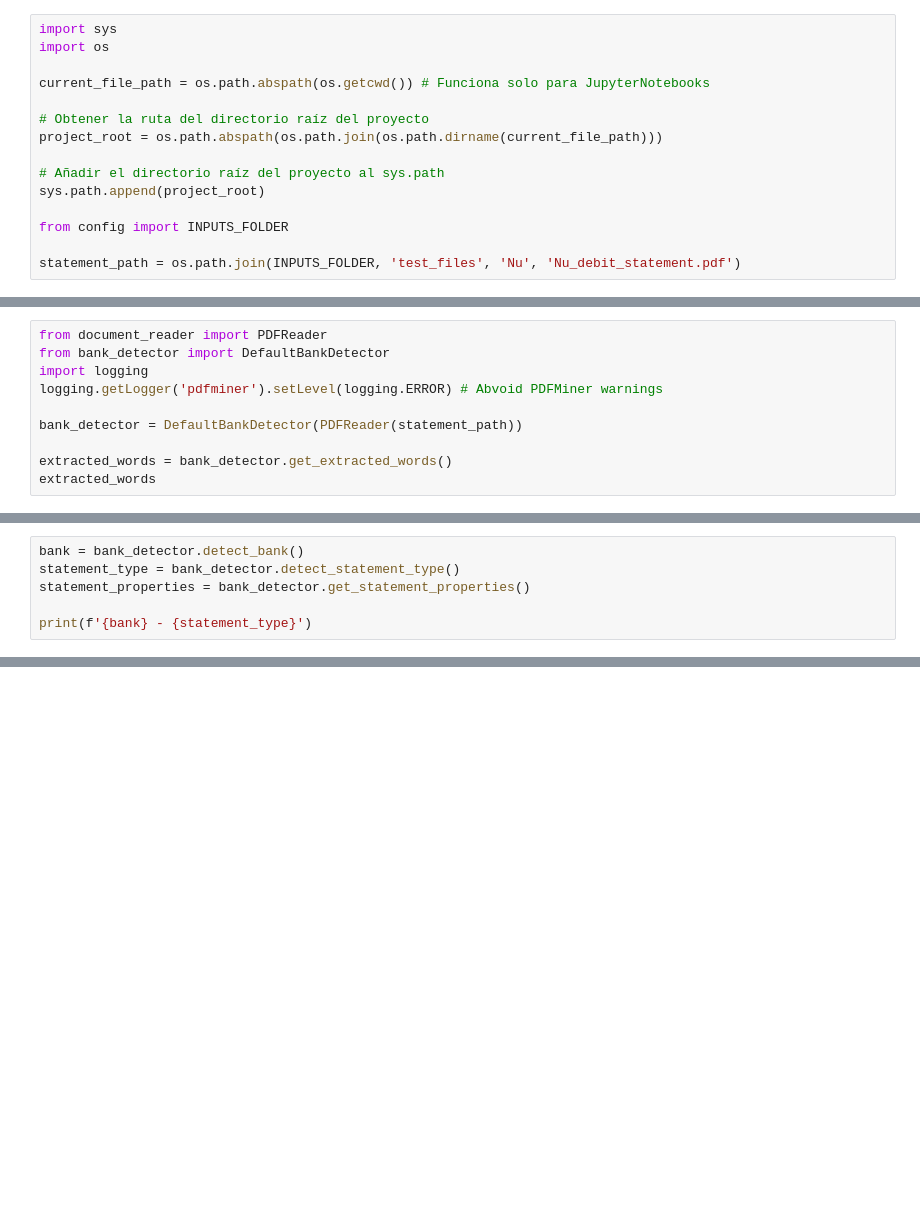
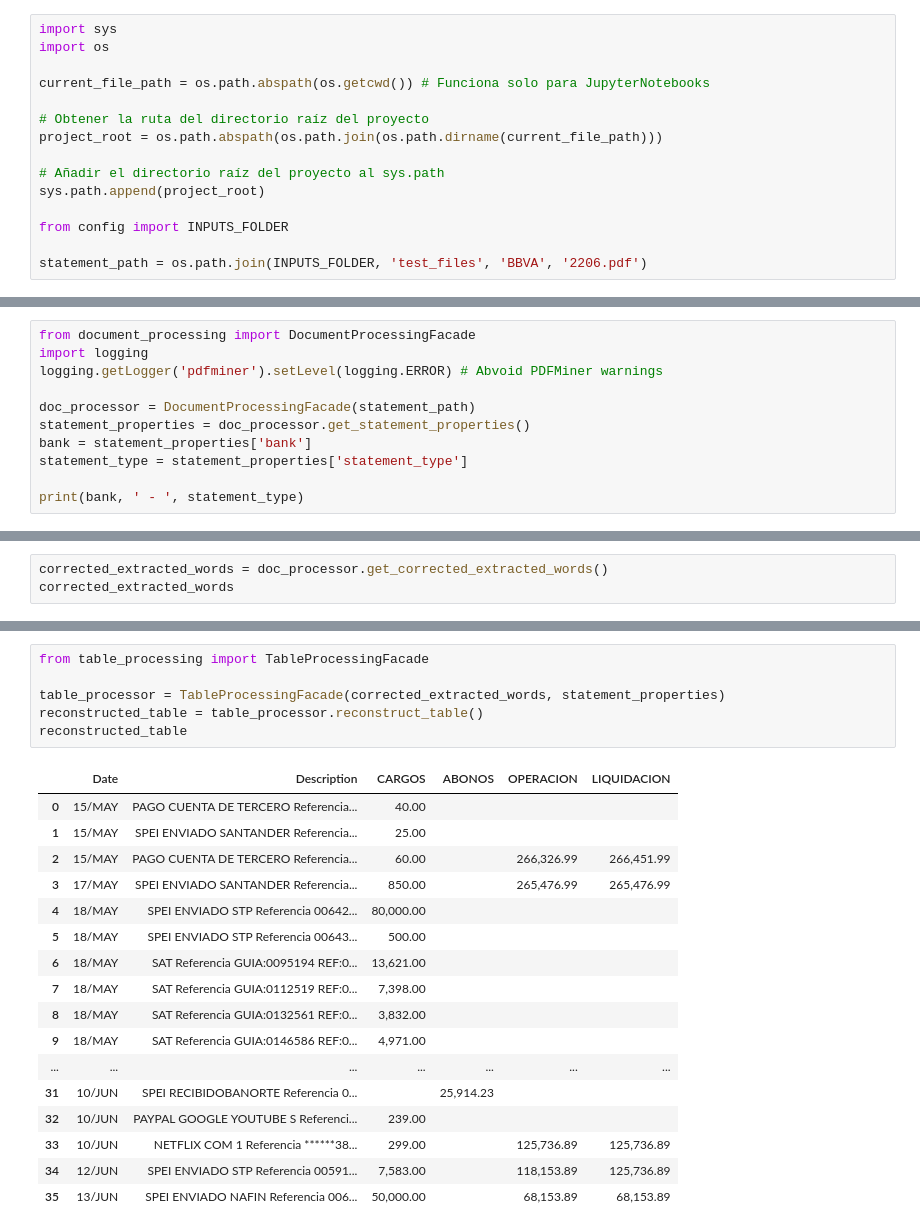
Before and after one commit to MarioCanudas/Aether, a Jupyter notebook: Aether_v1/models/test_models.ipynb, the cells around one changed output, grey strips where cells are left out. Drawn from its saved outputs; the diff is of its cells as text; blank space fills up the shorter version.

Commit message:
refactor: Update data exporter and processing logic for improved structure and functionality

```diff
--- a/Aether_v1/models/test_models.ipynb
+++ b/Aether_v1/models/test_models.ipynb
@@ -12,4 +12,4 @@ sys.path.append(project_root)
 
 from config import INPUTS_FOLDER
 
-statement_path = os.path.join(INPUTS_FOLDER, 'test_files', 'Nu', 'Nu_debit_statement.pdf')
+statement_path = os.path.join(INPUTS_FOLDER, 'test_files', 'BBVA', '2206.pdf')
@@ -18,11 +16,12 @@ statement_path = os.path.join(INPUTS_FOLDER, 'test_files', 'Nu', 'Nu_debit_state
 # %%
-from document_reader import PDFReader
-from bank_detector import DefaultBankDetector
+from document_processing import DocumentProcessingFacade
 import logging
 logging.getLogger('pdfminer').setLevel(logging.ERROR) # Abvoid PDFMiner warnings
 
-bank_detector = DefaultBankDetector(PDFReader(statement_path))
+doc_processor = DocumentProcessingFacade(statement_path)
+statement_properties = doc_processor.get_statement_properties()
+bank = statement_properties['bank']
+statement_type = statement_properties['statement_type']
 
-extracted_words = bank_detector.get_extracted_words()
-extracted_words
+print(bank, ' - ', statement_type)
 # %% [output]
@@ -42,6 +28,0 @@ extracted_words
-# %%
-bank = bank_detector.detect_bank()
-statement_type = bank_detector.detect_statement_type()
-statement_properties = bank_detector.get_statement_properties()
-
-print(f'{bank} - {statement_type}')
@@ -196,0 +29,3 @@ normalizer.period_idx
+# %%
+corrected_extracted_words = doc_processor.get_corrected_extracted_words()
+corrected_extracted_words
@@ -196,0 +46,24 @@ normalizer.period_idx
+# %%
+from table_processing import TableProcessingFacade
+
+table_processor = TableProcessingFacade(corrected_extracted_words, statement_properties)
+reconstructed_table = table_processor.reconstruct_table()
+reconstructed_table
+# %% [output]
+|  | Date | Description | CARGOS | ABONOS | OPERACION | LIQUIDACION |
+| 0 | 15/MAY | PAGO CUENTA DE TERCERO Referencia... | 40.00 |  |  |  |
+| 1 | 15/MAY | SPEI ENVIADO SANTANDER Referencia... | 25.00 |  |  |  |
+| 2 | 15/MAY | PAGO CUENTA DE TERCERO Referencia... | 60.00 |  | 266,326.99 | 266,451.99 |
+| 3 | 17/MAY | SPEI ENVIADO SANTANDER Referencia... | 850.00 |  | 265,476.99 | 265,476.99 |
+| 4 | 18/MAY | SPEI ENVIADO STP Referencia 00642... | 80,000.00 |  |  |  |
+| 5 | 18/MAY | SPEI ENVIADO STP Referencia 00643... | 500.00 |  |  |  |
+| 6 | 18/MAY | SAT Referencia GUIA:0095194 REF:0... | 13,621.00 |  |  |  |
+| 7 | 18/MAY | SAT Referencia GUIA:0112519 REF:0... | 7,398.00 |  |  |  |
+| 8 | 18/MAY | SAT Referencia GUIA:0132561 REF:0... | 3,832.00 |  |  |  |
+| 9 | 18/MAY | SAT Referencia GUIA:0146586 REF:0... | 4,971.00 |  |  |  |
+| ... | ... | ... | ... | ... | ... | ... |
+| 31 | 10/JUN | SPEI RECIBIDOBANORTE Referencia 0... |  | 25,914.23 |  |  |
+| 32 | 10/JUN | PAYPAL GOOGLE YOUTUBE S Referenci... | 239.00 |  |  |  |
+| 33 | 10/JUN | NETFLIX COM 1 Referencia ******38... | 299.00 |  | 125,736.89 | 125,736.89 |
+| 34 | 12/JUN | SPEI ENVIADO STP Referencia 00591... | 7,583.00 |  | 118,153.89 | 125,736.89 |
+| 35 | 13/JUN | SPEI ENVIADO NAFIN Referencia 006... | 50,000.00 |  | 68,153.89 | 68,153.89 |
```
Also changed, not shown: parts of 13 cells of this notebook, 8 other files.
